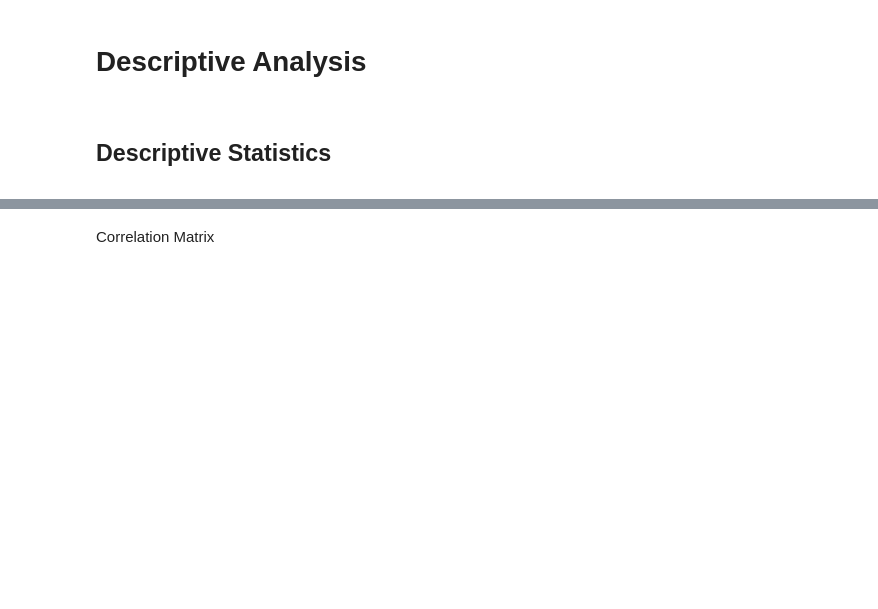
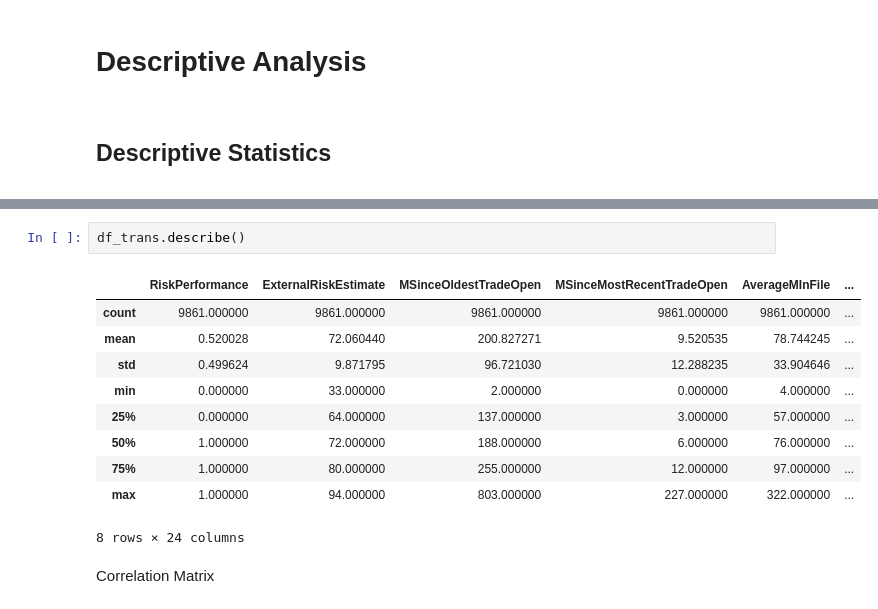
Before and after one commit to mnovovil/CreditRiskPredictiveModel, a Jupyter notebook: CIS_432_FinalProject_Script.ipynb, the cells around one changed output, grey strips where cells are left out. Cells and saved outputs as stored; diff of their text form; blank space fills up the shorter version.

```diff
--- a/CIS_432_FinalProject_Script.ipynb
+++ b/CIS_432_FinalProject_Script.ipynb
@@ -50,3 +128,16 @@ df = pd.read_csv("heloc_dataset_v1.csv")
+# %%
+df_trans.describe()
+# %% [output]
+|  | RiskPerformance | ExternalRiskEstimate | MSinceOldestTradeOpen | MSinceMostRecentTradeOpen | AverageMInFile | ... |
+| count | 9861.000000 | 9861.000000 | 9861.000000 | 9861.000000 | 9861.000000 | ... |
+| mean | 0.520028 | 72.060440 | 200.827271 | 9.520535 | 78.744245 | ... |
+| std | 0.499624 | 9.871795 | 96.721030 | 12.288235 | 33.904646 | ... |
+| min | 0.000000 | 33.000000 | 2.000000 | 0.000000 | 4.000000 | ... |
+| 25% | 0.000000 | 64.000000 | 137.000000 | 3.000000 | 57.000000 | ... |
+| 50% | 1.000000 | 72.000000 | 188.000000 | 6.000000 | 76.000000 | ... |
+| 75% | 1.000000 | 80.000000 | 255.000000 | 12.000000 | 97.000000 | ... |
+| max | 1.000000 | 94.000000 | 803.000000 | 227.000000 | 322.000000 | ... |
+8 rows × 24 columns
 # %% [markdown]
 Correlation Matrix
 <a class='anchor' id='corr-matrix'></a>
```
Also changed, not shown: parts of 34 cells of this notebook.
